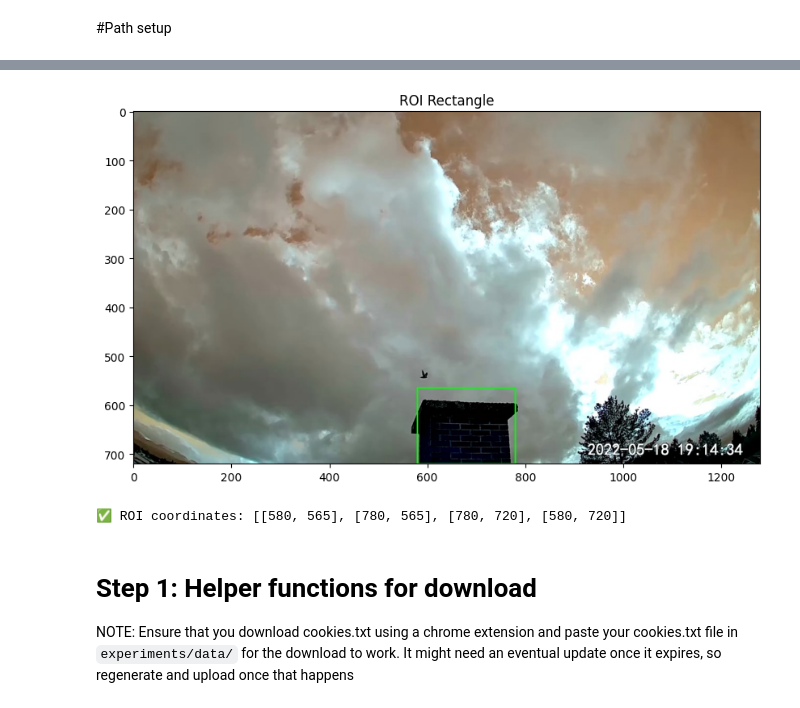
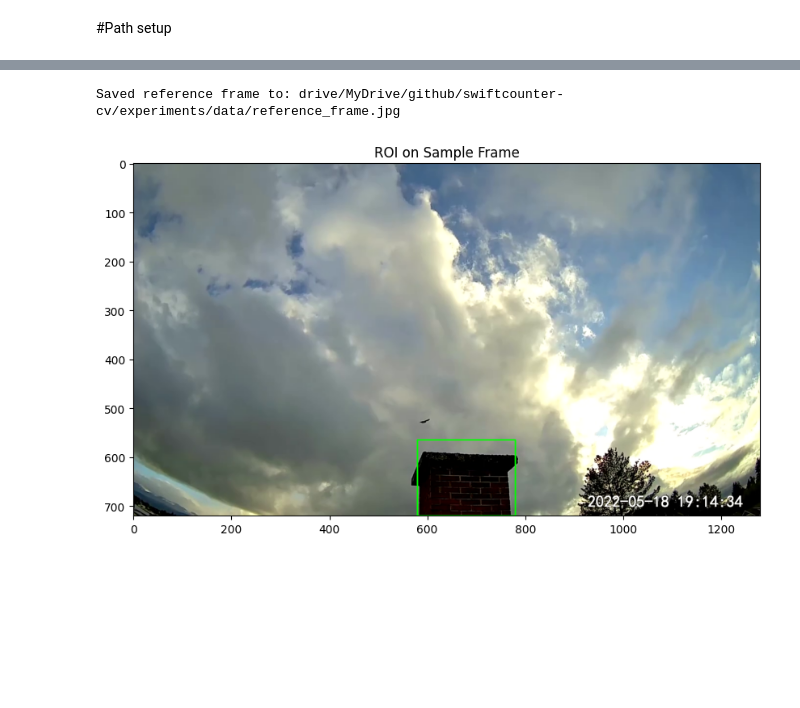
Before and after one commit to aravindh28/swiftcounter-cv, a Jupyter notebook: experiments/counter-code.ipynb, the cells around one changed output, grey strips where cells are left out. Saved outputs shown, nothing was run; the diff lists cells and outputs as text; code cells hidden in the pictures; blank space fills up the shorter version.

```diff
--- a/experiments/counter-code.ipynb
+++ b/experiments/counter-code.ipynb
@@ -66,35 +88,49 @@ colanb-setup-aravindh.ipynb  pipeline-manav.ipynb
 # %%
-# Your existing ROI polygon (rectangle around chimney)
-roi_polygon = np.array([
-    [580, 565],  # top-left
-    [780, 565],  # top-right
-    [780, 720],  # bottom-right
-    [580, 720],  # bottom-left
-], dtype=int)
+video_path = f"{PATH}/data/downloaded_video_raw.mp4"
+first_frame_image_path = f"{PATH}/data/reference_frame.jpg"
 
-# Save ROI for use by tracker
-roi_save_path = f"{PATH}/data/roi_polygon.npy"
-np.save(roi_save_path, roi_polygon)
+# Extract first frame from video
+cap = cv2.VideoCapture(video_path)
+fps = cap.get(cv2.CAP_PROP_FPS)
+target_frame_number = int(5 * fps)
+cap.set(cv2.CAP_PROP_POS_FRAMES, target_frame_number)
+ret, frame = cap.read()
 
-# Visualize ROI on reference frame (if you have one)
-ref_img_path = f"{PATH}/data/reference_frame.jpg"
-if os.path.exists(ref_img_path):
-    frame = cv2.imread(ref_img_path)
+if ret:
+    cv2.imwrite(first_frame_image_path, frame)
+    print(f"Saved reference frame to: {first_frame_image_path}")
+
+    # Define your ROI polygon (hardcoded for now)
+    roi_polygon = np.array(
+        [
+            [580, 565],  # top-left
+            [780, 565],  # top-right
+            [780, 720],  # bottom-right
+            [580, 720],  # bottom-left
+        ],
+        dtype=int,
+    )
+
+    # Save ROI
+    roi_save_path = f"{PATH}/data/roi_polygon.npy"
+    np.save(roi_save_path, roi_polygon)
+
+    # Visualize
     frame_vis = frame.copy()
-    cv2.polylines(frame_vis, [roi_polygon], isClosed=True, color=(0,255,0), thickness=2)
+    cv2.polylines(
+        frame_vis, [roi_polygon], isClosed=True, color=(0, 255, 0), thickness=2
+    )
 
-    plt.figure(figsize=(10,8))
+    plt.figure(figsize=(10, 8))
     plt.imshow(cv2.cvtColor(frame_vis, cv2.COLOR_BGR2RGB))
-    plt.title("ROI Rectangle")
+    plt.title("ROI on Sample Frame")
+    # plt.axis('off')
     plt.show()
+
 else:
-    print("📍 ROI polygon saved. Reference frame not found - will be created during first download.")
+    print("Failed to read the first frame of the video.")
 
-print(f"✅ ROI coordinates: {roi_polygon.tolist()}")
+cap.release()
 # %% [output]
+Saved reference frame to: drive/MyDrive/github/swiftcounter-cv/experiments/data/reference_frame.jpg
-[figure, old version]
+[figure, new version]
-✅ ROI coordinates: [[580, 565], [780, 565], [780, 720], [580, 720]]
-# %% [markdown]
-# Step 1: Helper functions for download
-
-NOTE: Ensure that you download cookies.txt using a chrome extension and paste your cookies.txt file in `experiments/data/` for the download to work. It might need an eventual update once it expires, so regenerate and upload once that happens
```
Also changed, not shown: parts of 25 cells of this notebook.
